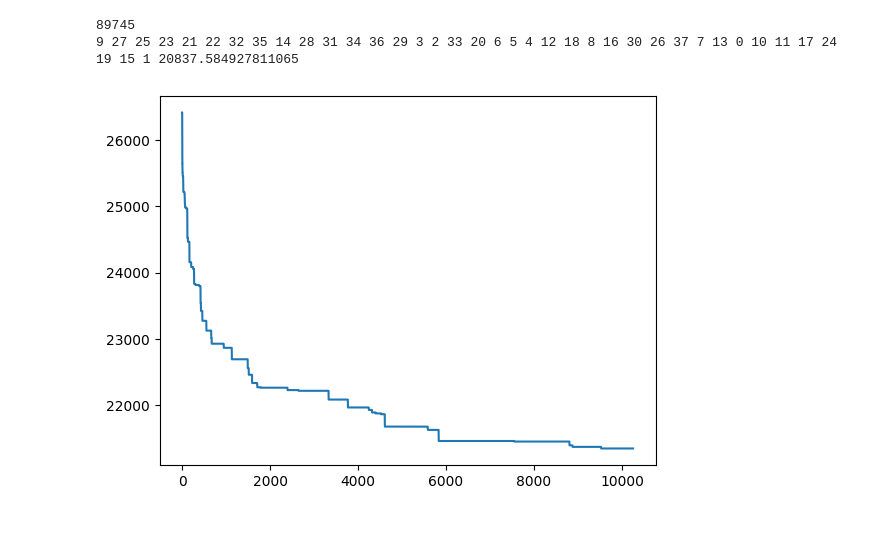
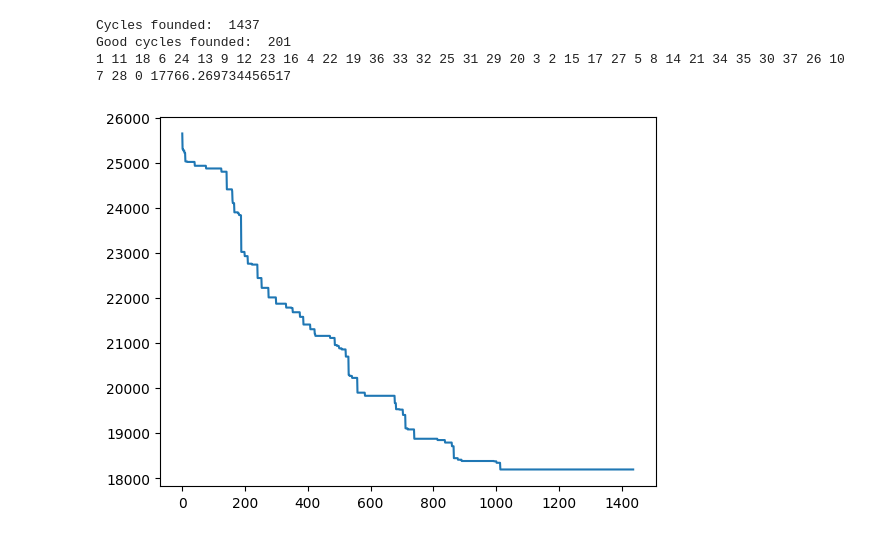
Before and after one commit to acvetkovic/Harmony, a Jupyter notebook: HarmonySearch.ipynb, the cells around one changed output. Cells and saved outputs as stored; diff of their text form; code cells hidden in the pictures.

```diff
--- a/HarmonySearch.ipynb
+++ b/HarmonySearch.ipynb
@@ -72,22 +68,23 @@ class Harmony:
         return cycle, cycle_weight
 
     def calcFitness(self, cycleList : list, g : nx.Graph):
-        i = 0
         fitness = g[cycleList[0]][cycleList[-1]]['weight']
-        while i < len(cycleList)-1:
-            fitness += g[cycleList[i]][cycleList[i+1]]['weight']
-            i+=1
+        for u, v in zip(cycleList[:-1], cycleList[1:]):
+            fitness += g[u][v]['weight']
         return cycleList, fitness
 # %%
 def HarmonySearch(
     g: nx.Graph,
-    hms: int, #number of harmonies
-    rA: float, #harmony memory accepting rate
-    rPA: float, #pitch adjusting rate
+    HMS: int, #number of harmonies
+    HMCR: float, #harmony memory accepting rate
+    PAR: float, #pitch adjusting rate
     maxIterations: int
 ):
-    HarmonyMemory = [Harmony(g, None) for _ in range(hms)]
+    HarmonyMemory = [Harmony(g, None) for _ in range(HMS)]
+    HarmonyMemory.sort(key= lambda x : x.fitness, reverse=False)
+
     c = 0
+    gc = 0
     bestOfHM = []
 
     for t in range(maxIterations):
@@ -96,10 +93,10 @@ def HarmonySearch(
         harmonyCycle = []
         for i in range(numOfCities):
 
-            if random.random() < rA:
+            if random.random() < HMCR:
                 #chose a value from HM for the variable i (play same harmony)
                 harmonyCycle = chooseFromHM(HarmonyMemory, harmonyCycle, i)
-                if random.random() < rPA:
+                if random.random() < PAR:
                     #adjust the value (improvise on harmony)
                     harmonyCycle = adjustHarmony(harmonyCycle, g)
             else:
@@ -117,16 +114,18 @@ def HarmonySearch(
 
         newHarmony = Harmony(g, harmonyCycle)
 
-        HarmonyMemory.sort(key= lambda x : x.fitness, reverse=True)
-
-        bestOfHM.append(sum([f.fitness for f in HarmonyMemory[hms-6:hms-1]])/5)
-
-        if(newHarmony.fitness < HarmonyMemory[0].fitness):
-            HarmonyMemory.remove(HarmonyMemory[0])
-            HarmonyMemory.append(newHarmony)
 
 
-    print(c)
+        if(newHarmony.fitness < HarmonyMemory[HMS-1].fitness):
+            HarmonyMemory.remove(HarmonyMemory[HMS-1])
+            HarmonyMemory.append(newHarmony)
+            HarmonyMemory.sort(key= lambda x : x.fitness, reverse=False)
+            gc += 1
+        bestOfHM.append(sum([f.fitness for f in HarmonyMemory[0:5]])/5)
+
+
+    print('Cycles founded: ', maxIterations-c)
+    print('Good cycles founded: ', gc)
 
     plt.plot(range(len(bestOfHM)), bestOfHM)
 
@@ -195,10 +173,11 @@ print(HarmonySearch(g1, hms, rA, rPA, maxIterations))
-# %%
-hms = 20
-rA = 0.95
-rPA = 0.45
-maxIterations = 100000
-print(HarmonySearch(g0, hms, rA, rPA, maxIterations))
-# %% [output]
-89745
-9 27 25 23 21 22 32 35 14 28 31 34 36 29 3 2 33 20 6 5 4 12 18 8 16 30 26 37 7 13 0 10 11 17 24 19 15 1 20837.584927811065
-[figure, removed]
+# %%
+HMS = 20
+HMCR = 0.98
+PAR = 0.6
+maxIterations = 10000
+print(HarmonySearch(g0, HMS, HMCR, PAR, maxIterations))
+# %% [output]
+Cycles founded:  1437
+Good cycles founded:  201
+1 11 18 6 24 13 9 12 23 16 4 22 19 36 33 32 25 31 29 20 3 2 15 17 27 5 8 14 21 34 35 30 37 26 10 7 28 0 17766.269734456517
+[figure, added]
```
Also changed, not shown: parts of 7 cells of this notebook, 2 other files.
